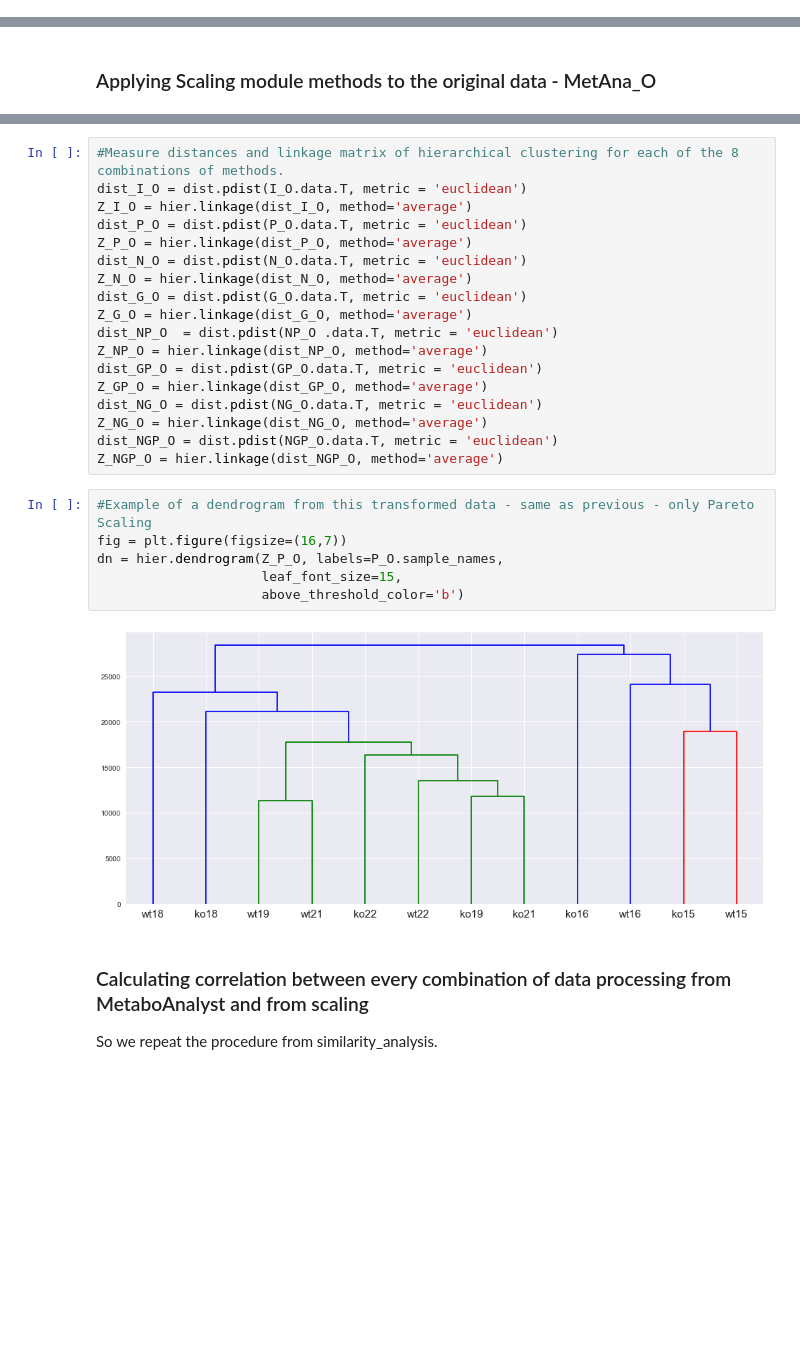
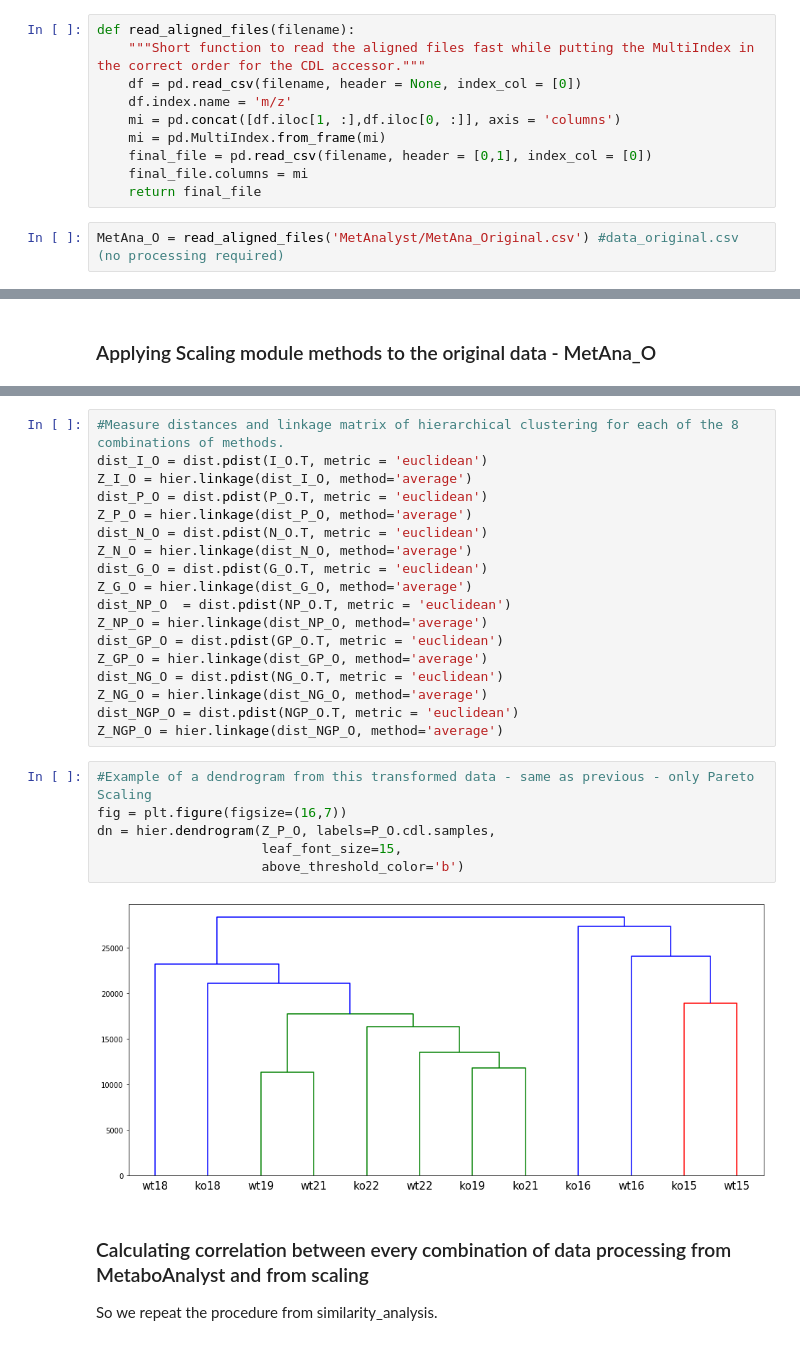
Before and after one commit to aeferreira/similarity_share, a Jupyter notebook: MetAnalyst_Example.ipynb, the cells around one changed output, grey strips where cells are left out. Cells and saved outputs as stored; diff of their text form; blank space fills up the shorter version.

Commit message:
Adapted MetAnalyst_Example.ipynb to work with new metabolinks interface and added missing files to MetAnalyst folder to be able to run this notebook.

```diff
--- a/MetAnalyst_Example.ipynb
+++ b/MetAnalyst_Example.ipynb
@@ -32,3 +24,15 @@ MetAna_O = AlignedSpectra(O, labels=MetAna_O2.labels) #File with m/z column or t
+# %%
+def read_aligned_files(filename):
+    """Short function to read the aligned files fast while putting the MultiIndex in the correct order for the CDL accessor."""
+    df = pd.read_csv(filename, header = None, index_col = [0])
+    df.index.name = 'm/z'
+    mi = pd.concat([df.iloc[1, :],df.iloc[0, :]], axis = 'columns')
+    mi = pd.MultiIndex.from_frame(mi)
+    final_file = pd.read_csv(filename, header = [0,1], index_col = [0])
+    final_file.columns = mi
+    return final_file
+# %%
+MetAna_O = read_aligned_files('MetAnalyst/MetAna_Original.csv') #data_original.csv (no processing required)
 # %% [markdown]
 Now, we get and read the files from the other methods. First with missing value imputation (no features removed/features that have more than 100% of missing values removed - reason explained later) by replacing by a half of the minimum value. After this, files with data transformed from all combinations of these 3 methods: normalization by a reference sample (random), glog transformation and Pareto Scaling (if multiple used, they are processed in this order).
 # %%
@@ -103,30 +104,30 @@ NG_O = sca.glog(N_O) #normalization by reference feature + glog transformation
 NGP_O = sca.ParetoScal(NG_O) #normalization by reference feature + glog transformation + Pareto Scaling
 # %%
 #Measure distances and linkage matrix of hierarchical clustering for each of the 8 combinations of methods.
-dist_I_O = dist.pdist(I_O.data.T, metric = 'euclidean')
+dist_I_O = dist.pdist(I_O.T, metric = 'euclidean')
 Z_I_O = hier.linkage(dist_I_O, method='average')
-dist_P_O = dist.pdist(P_O.data.T, metric = 'euclidean')
+dist_P_O = dist.pdist(P_O.T, metric = 'euclidean')
 Z_P_O = hier.linkage(dist_P_O, method='average')
-dist_N_O = dist.pdist(N_O.data.T, metric = 'euclidean')
+dist_N_O = dist.pdist(N_O.T, metric = 'euclidean')
 Z_N_O = hier.linkage(dist_N_O, method='average')
-dist_G_O = dist.pdist(G_O.data.T, metric = 'euclidean')
+dist_G_O = dist.pdist(G_O.T, metric = 'euclidean')
 Z_G_O = hier.linkage(dist_G_O, method='average')
-dist_NP_O  = dist.pdist(NP_O .data.T, metric = 'euclidean')
+dist_NP_O  = dist.pdist(NP_O.T, metric = 'euclidean')
 Z_NP_O = hier.linkage(dist_NP_O, method='average')
-dist_GP_O = dist.pdist(GP_O.data.T, metric = 'euclidean')
+dist_GP_O = dist.pdist(GP_O.T, metric = 'euclidean')
 Z_GP_O = hier.linkage(dist_GP_O, method='average')
-dist_NG_O = dist.pdist(NG_O.data.T, metric = 'euclidean')
+dist_NG_O = dist.pdist(NG_O.T, metric = 'euclidean')
 Z_NG_O = hier.linkage(dist_NG_O, method='average')
-dist_NGP_O = dist.pdist(NGP_O.data.T, metric = 'euclidean')
+dist_NGP_O = dist.pdist(NGP_O.T, metric = 'euclidean')
 Z_NGP_O = hier.linkage(dist_NGP_O, method='average')
 # %%
 #Example of a dendrogram from this transformed data - same as previous - only Pareto Scaling
 fig = plt.figure(figsize=(16,7))
-dn = hier.dendrogram(Z_P_O, labels=P_O.sample_names,
+dn = hier.dendrogram(Z_P_O, labels=P_O.cdl.samples,
                      leaf_font_size=15,
                      above_threshold_color='b')
 # %% [output]
-[figure, old version]
+[figure, new version]
 # %% [markdown]
 ### Calculating correlation between every combination of data processing from MetaboAnalyst and from scaling
 
```
Also changed, not shown: parts of 12 cells of this notebook, 4 other files.
